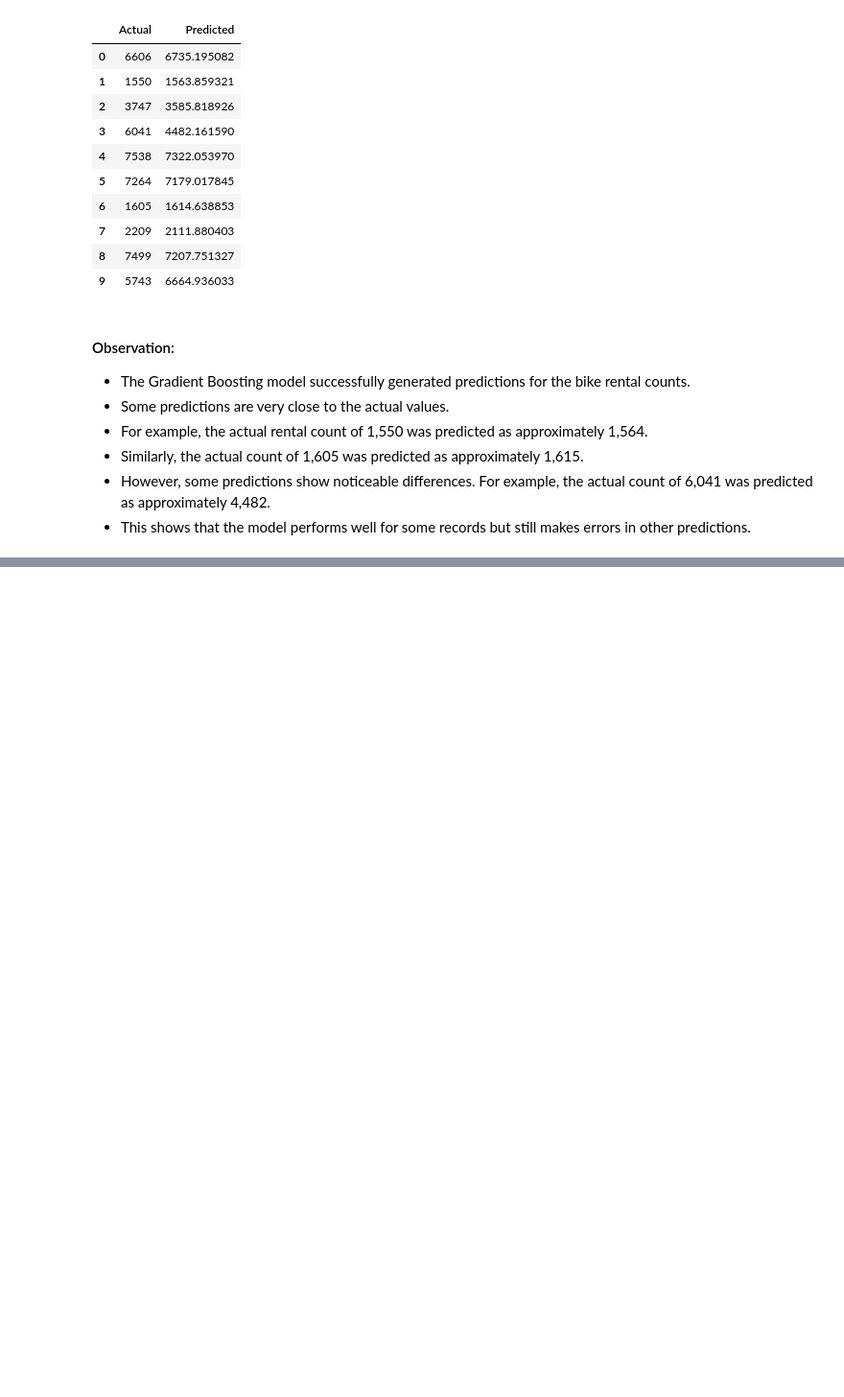
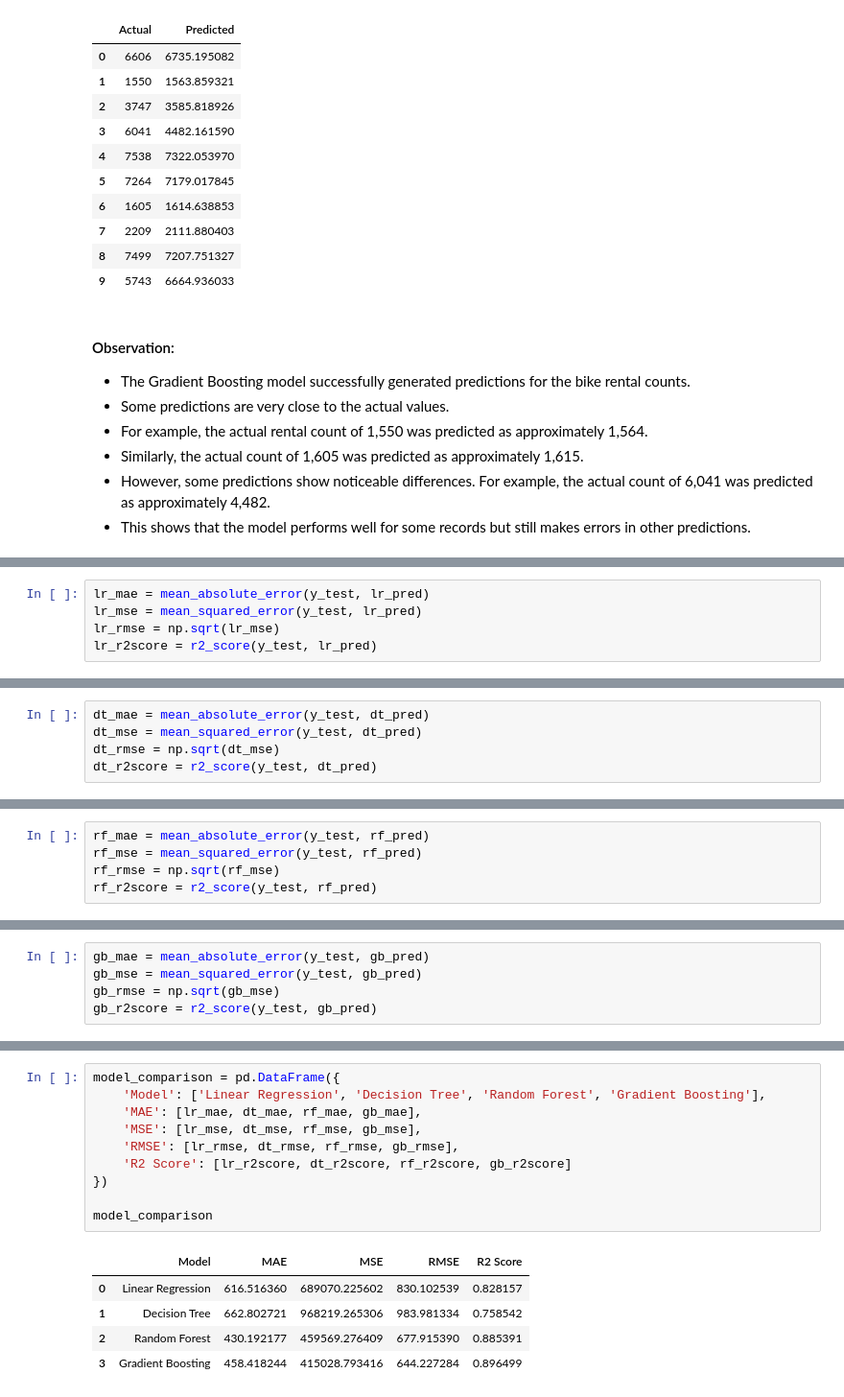
Before and after one commit to ChaitanyaGirase/Bike-Rental-Prediction, a Jupyter notebook: notebooks/bike_rental_analysis.ipynb, the cells around one changed output, grey strips where cells are left out. Shown at 96% size. Cells and saved outputs as stored; diff of their text form; blank space fills up the shorter version.

Commit message:
compare regression models

```diff
--- a/notebooks/bike_rental_analysis.ipynb
+++ b/notebooks/bike_rental_analysis.ipynb
@@ -1055,0 +1077,5 @@ display(comparison.head(10))
+# %%
+lr_mae = mean_absolute_error(y_test, lr_pred)
+lr_mse = mean_squared_error(y_test, lr_pred)
+lr_rmse = np.sqrt(lr_mse)
+lr_r2score = r2_score(y_test, lr_pred)
@@ -1055,0 +1108,5 @@ display(comparison.head(10))
+# %%
+dt_mae = mean_absolute_error(y_test, dt_pred)
+dt_mse = mean_squared_error(y_test, dt_pred)
+dt_rmse = np.sqrt(dt_mse)
+dt_r2score = r2_score(y_test, dt_pred)
@@ -1055,0 +1139,5 @@ display(comparison.head(10))
+# %%
+rf_mae = mean_absolute_error(y_test, rf_pred)
+rf_mse = mean_squared_error(y_test, rf_pred)
+rf_rmse = np.sqrt(rf_mse)
+rf_r2score = r2_score(y_test, rf_pred)
@@ -1055,0 +1170,5 @@ display(comparison.head(10))
+# %%
+gb_mae = mean_absolute_error(y_test, gb_pred)
+gb_mse = mean_squared_error(y_test, gb_pred)
+gb_rmse = np.sqrt(gb_mse)
+gb_r2score = r2_score(y_test, gb_pred)
@@ -1055,0 +1202,16 @@ display(comparison.head(10))
+# %%
+model_comparison = pd.DataFrame({
+    'Model': ['Linear Regression', 'Decision Tree', 'Random Forest', 'Gradient Boosting'],
+    'MAE': [lr_mae, dt_mae, rf_mae, gb_mae],
+    'MSE': [lr_mse, dt_mse, rf_mse, gb_mse],
+    'RMSE': [lr_rmse, dt_rmse, rf_rmse, gb_rmse],
+    'R2 Score': [lr_r2score, dt_r2score, rf_r2score, gb_r2score]
+})
+
+model_comparison
+# %% [output]
+|  | Model | MAE | MSE | RMSE | R2 Score |
+| 0 | Linear Regression | 616.516360 | 689070.225602 | 830.102539 | 0.828157 |
+| 1 | Decision Tree | 662.802721 | 968219.265306 | 983.981334 | 0.758542 |
+| 2 | Random Forest | 430.192177 | 459569.276409 | 677.915390 | 0.885391 |
+| 3 | Gradient Boosting | 458.418244 | 415028.793416 | 644.227284 | 0.896499 |
```
Also changed, not shown: parts of 16 cells of this notebook.
